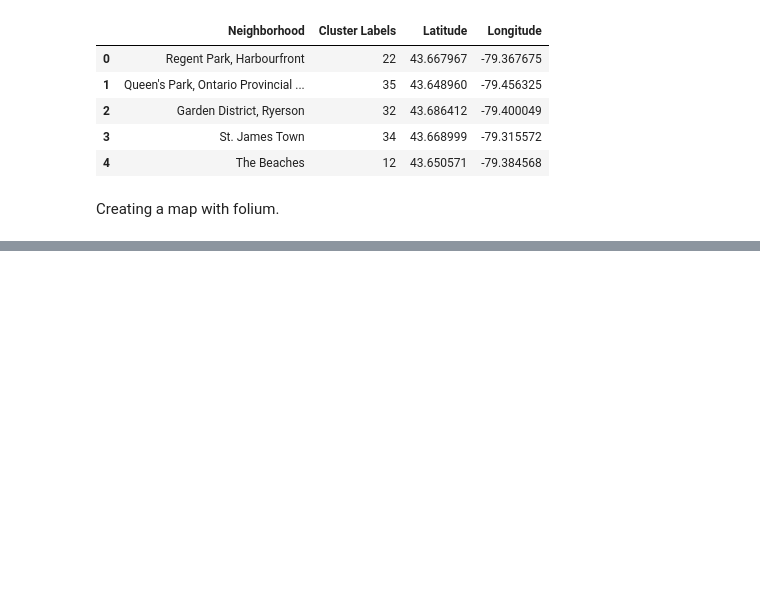
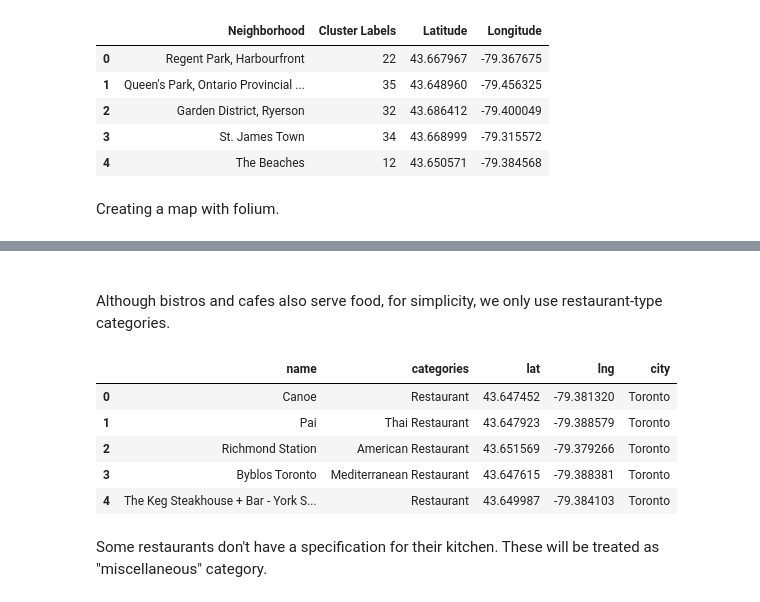
Before and after one commit to OrganicSoylent/Coursera_Capstone, a Jupyter notebook: Data_Science_Coursera_Capstone.ipynb, the cells around one changed output, grey strips where cells are left out. Drawn from its saved outputs; the diff is of its cells as text; code cells hidden in the pictures; blank space fills up the shorter version.

```diff
--- a/Data_Science_Coursera_Capstone.ipynb
+++ b/Data_Science_Coursera_Capstone.ipynb
@@ -188,0 +207,23 @@ map_clusters
+# %%
+import numpy as np
+import pandas as pd
+pd.set_option('display.max_columns', None)
+pd.set_option('display.max_rows', None)
+
+import json # library to handle JSON files
+
+# !conda install -c conda-forge geopy --yes # uncomment this line if you haven't completed the Foursquare API lab
+from geopy.geocoders import Nominatim # convert an address into latitude and longitude values
+
+import requests # library to handle requests
+from pandas.io.json import json_normalize # tranform JSON file into a pandas dataframe
+
+# Matplotlib and associated plotting modules
+import matplotlib.cm as cm
+import matplotlib.colors as colors
+
+# import k-means from clustering stage
+from sklearn.cluster import KMeans
+
+#!conda install -c conda-forge folium=0.5.0 --yes # uncomment this line if you haven't completed the Foursquare API lab
+import folium # map rendering library
@@ -188,0 +297,17 @@ map_clusters
+# %% [markdown]
+<br>Although bistros and cafes also serve food, for simplicity, we only use restaurant-type categories.
+# %%
+# list restaurants data frames
+restaurants = list()
+for i in range(5):
+    restaurants.append(all_df[i][all_df[i]['categories'].str.match(".*Restaurant*.")])
+restaurants[1].head()
+# %% [output]
+|  | name | categories | lat | lng | city |
+| 0 | Canoe | Restaurant | 43.647452 | -79.381320 | Toronto |
+| 1 | Pai | Thai Restaurant | 43.647923 | -79.388579 | Toronto |
+| 2 | Richmond Station | American Restaurant | 43.651569 | -79.379266 | Toronto |
+| 3 | Byblos Toronto | Mediterranean Restaurant | 43.647615 | -79.388381 | Toronto |
+| 4 | The Keg Steakhouse + Bar - York S... | Restaurant | 43.649987 | -79.384103 | Toronto |
+# %% [markdown]
+Some restaurants don't have a specification for their kitchen. These will be treated as "miscellaneous" category.
```
Also changed, not shown: parts of 23 cells of this notebook.
